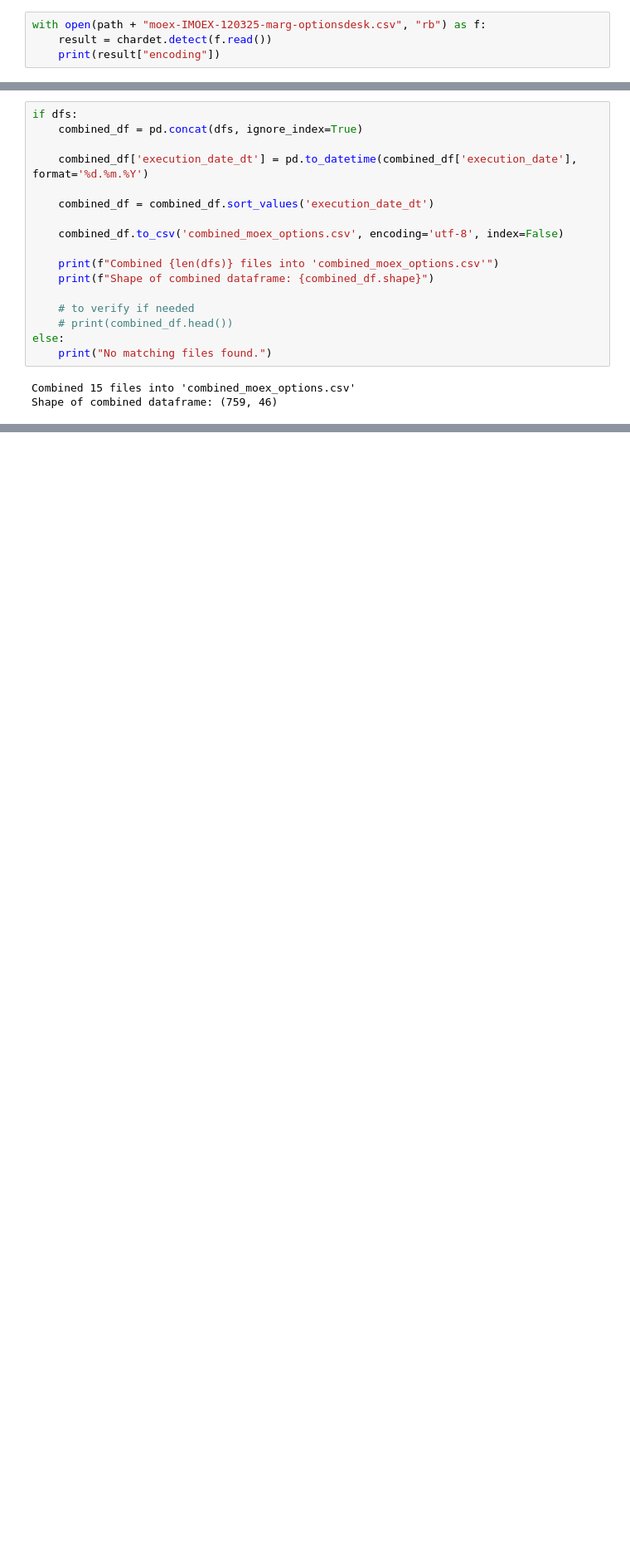
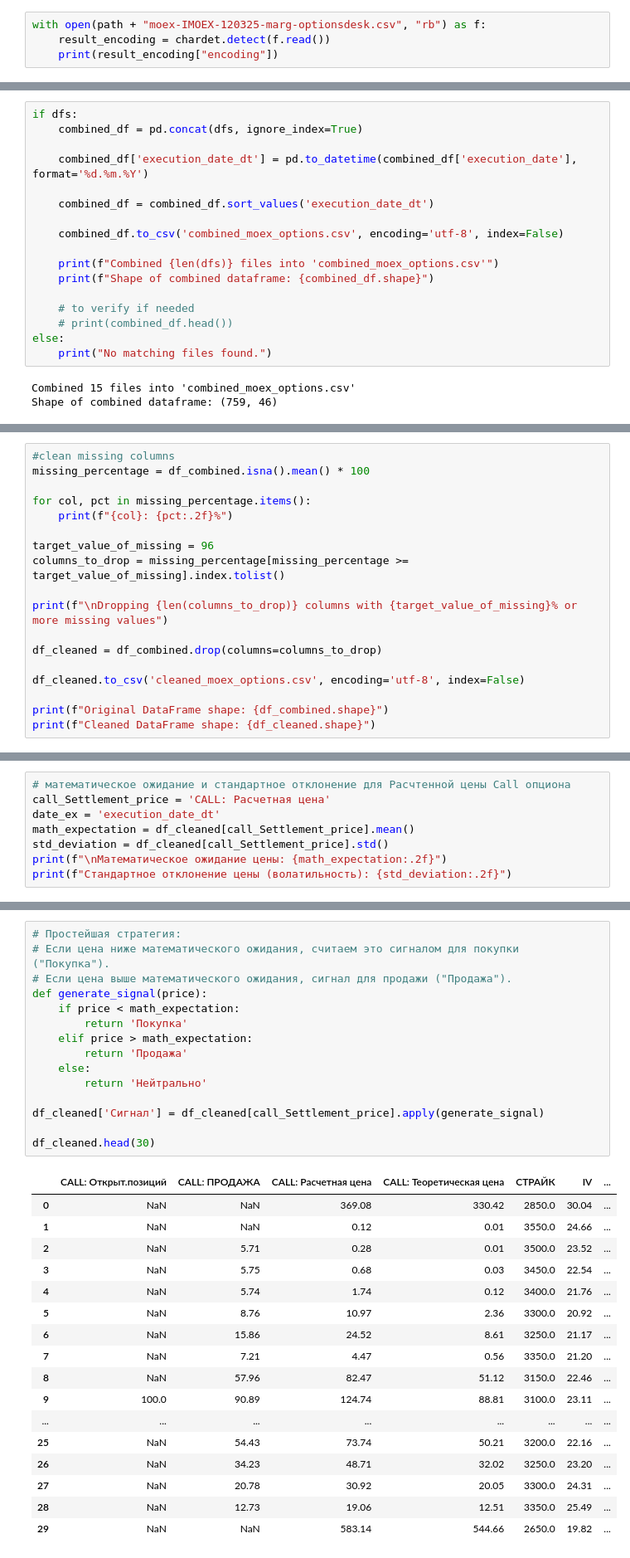
Before and after one commit to Kabanya/ml_and_risk_management, a Jupyter notebook: finance/main.ipynb, the cells around one changed output, grey strips where cells are left out. Shown at 83% size. Saved outputs shown, nothing was run; the diff lists cells and outputs as text; blank space fills up the shorter version.

```diff
--- a/finance/main.ipynb
+++ b/finance/main.ipynb
@@ -13,8 +16,8 @@ path = './finance_data/'
 all_files = glob.glob(path + 'moex-IMOEX-*-marg-optionsdesk.csv')
 # %%
 with open(path + "moex-IMOEX-120325-marg-optionsdesk.csv", "rb") as f:
-    result = chardet.detect(f.read())
-    print(result["encoding"])
+    result_encoding = chardet.detect(f.read())
+    print(result_encoding["encoding"])
 # %% [output]
 windows-1251
 # %%
@@ -76,0 +143,18 @@ df_combined.head()
+# %%
+#clean missing columns
+missing_percentage = df_combined.isna().mean() * 100
+
+for col, pct in missing_percentage.items():
+    print(f"{col}: {pct:.2f}%")
+
+target_value_of_missing = 96
+columns_to_drop = missing_percentage[missing_percentage >= target_value_of_missing].index.tolist()
+
+print(f"\nDropping {len(columns_to_drop)} columns with {target_value_of_missing}% or more missing values")
+
+df_cleaned = df_combined.drop(columns=columns_to_drop)
+
+df_cleaned.to_csv('cleaned_moex_options.csv', encoding='utf-8', index=False)
+
+print(f"Original DataFrame shape: {df_combined.shape}")
+print(f"Cleaned DataFrame shape: {df_cleaned.shape}")
@@ -76,0 +193,8 @@ df_combined.head()
+# %%
+# математическое ожидание и стандартное отклонение для Расчтенной цены Call опциона
+call_Settlement_price = 'CALL: Расчетная цена'
+date_ex = 'execution_date_dt'
+math_expectation = df_cleaned[call_Settlement_price].mean()
+std_deviation = df_cleaned[call_Settlement_price].std()
+print(f"\nМатематическое ожидание цены: {math_expectation:.2f}")
+print(f"Стандартное отклонение цены (волатильность): {std_deviation:.2f}")
@@ -76,0 +204,33 @@ df_combined.head()
+# %%
+# Простейшая стратегия:
+# Если цена ниже математического ожидания, считаем это сигналом для покупки ("Покупка").
+# Если цена выше математического ожидания, сигнал для продажи ("Продажа").
+def generate_signal(price):
+    if price < math_expectation:
+        return 'Покупка'
+    elif price > math_expectation:
+        return 'Продажа'
+    else:
+        return 'Нейтрально'
+
+df_cleaned['Сигнал'] = df_cleaned[call_Settlement_price].apply(generate_signal)
+
+df_cleaned.head(30)
+# %% [output]
+|  | CALL: Открыт.позиций | CALL: ПРОДАЖА | CALL: Расчетная цена | CALL: Теоретическая цена | СТРАЙК | IV | ... |
+| 0 | NaN | NaN | 369.08 | 330.42 | 2850.0 | 30.04 | ... |
+| 1 | NaN | NaN | 0.12 | 0.01 | 3550.0 | 24.66 | ... |
+| 2 | NaN | 5.71 | 0.28 | 0.01 | 3500.0 | 23.52 | ... |
+| 3 | NaN | 5.75 | 0.68 | 0.03 | 3450.0 | 22.54 | ... |
+| 4 | NaN | 5.74 | 1.74 | 0.12 | 3400.0 | 21.76 | ... |
+| 5 | NaN | 8.76 | 10.97 | 2.36 | 3300.0 | 20.92 | ... |
+| 6 | NaN | 15.86 | 24.52 | 8.61 | 3250.0 | 21.17 | ... |
+| 7 | NaN | 7.21 | 4.47 | 0.56 | 3350.0 | 21.20 | ... |
+| 8 | NaN | 57.96 | 82.47 | 51.12 | 3150.0 | 22.46 | ... |
+| 9 | 100.0 | 90.89 | 124.74 | 88.81 | 3100.0 | 23.11 | ... |
+| ... | ... | ... | ... | ... | ... | ... | ... |
+| 25 | NaN | 54.43 | 73.74 | 50.21 | 3200.0 | 22.16 | ... |
+| 26 | NaN | 34.23 | 48.71 | 32.02 | 3250.0 | 23.20 | ... |
+| 27 | NaN | 20.78 | 30.92 | 20.05 | 3300.0 | 24.31 | ... |
+| 28 | NaN | 12.73 | 19.06 | 12.51 | 3350.0 | 25.49 | ... |
+| 29 | NaN | NaN | 583.14 | 544.66 | 2650.0 | 19.82 | ... |
```
Also changed, not shown: parts of 20 cells of this notebook.
